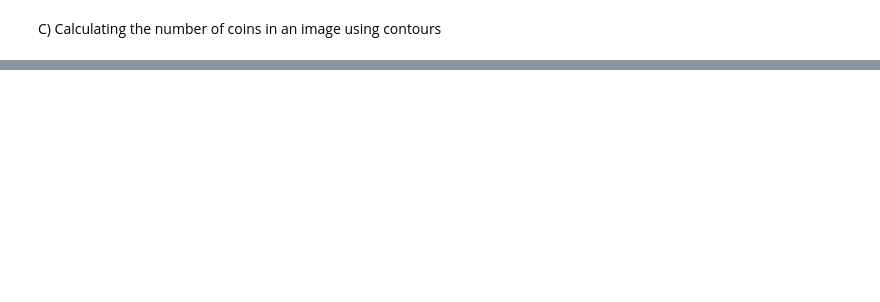
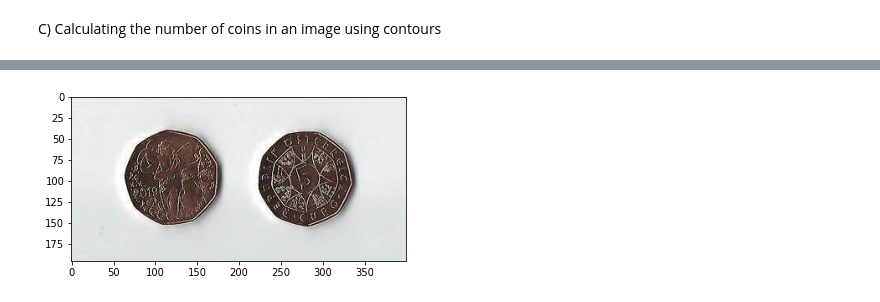
Before and after one commit to evanazira21/DLCV-, a Jupyter notebook: Quiz_1_DLCV_WORKSHOP_Eva_1917904.ipynb, the cells around one changed output, grey strips where cells are left out. Cells and saved outputs as stored; diff of their text form; code cells hidden in the pictures; blank space fills up the shorter version.

```diff
--- a/Quiz_1_DLCV_WORKSHOP_Eva_1917904.ipynb
+++ b/Quiz_1_DLCV_WORKSHOP_Eva_1917904.ipynb
@@ -168,0 +182,7 @@ C) Calculating the number of coins in an image using contours
+# %%
+#path of example directory
+path = "/content/drive/MyDrive/DLIVACV_workshop/day1/Assignment/"
+# %%
+# Reading an image using OpenCV
+# OpenCV reads images by default in BGR format
+image = cv2.imread(path+'OIP (1).jpeg')
@@ -168,0 +191,10 @@ C) Calculating the number of coins in an image using contours
+# %%
+def displayImage(image):
+    if len(image.shape)==3:
+        color_coverted = cv2.cvtColor(image, cv2.COLOR_BGR2RGB)
+        plt.imshow(color_coverted)
+        plt.show()
+
+    else:
+        plt.imshow(image, cmap="gray")
+        plt.show()
@@ -168,0 +205,4 @@ C) Calculating the number of coins in an image using contours
+# %%
+displayImage(image)
+# %% [output]
+[figure, added]
```
Also changed, not shown: parts of 10 cells of this notebook.
